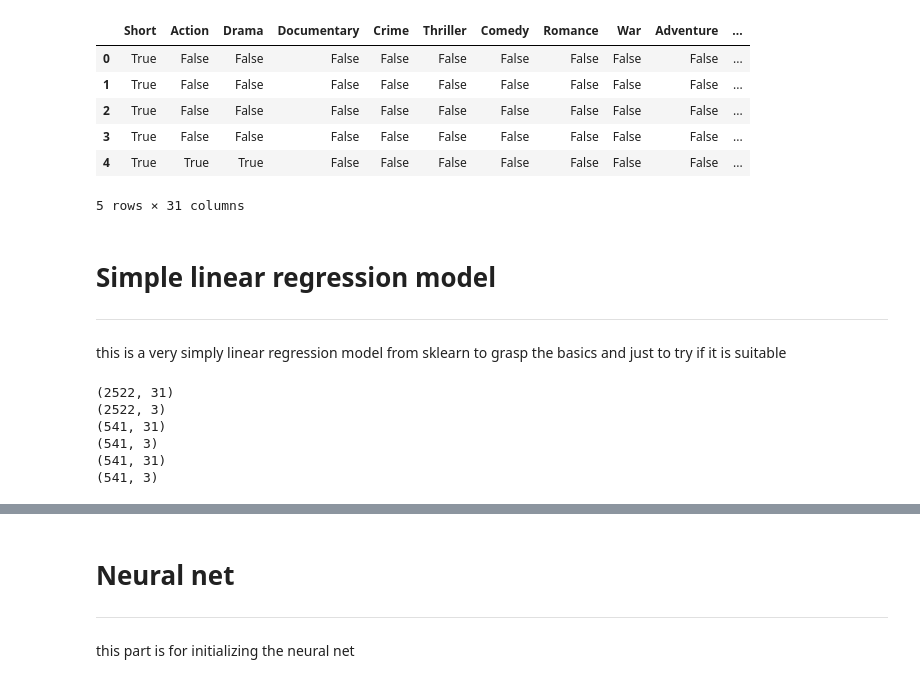
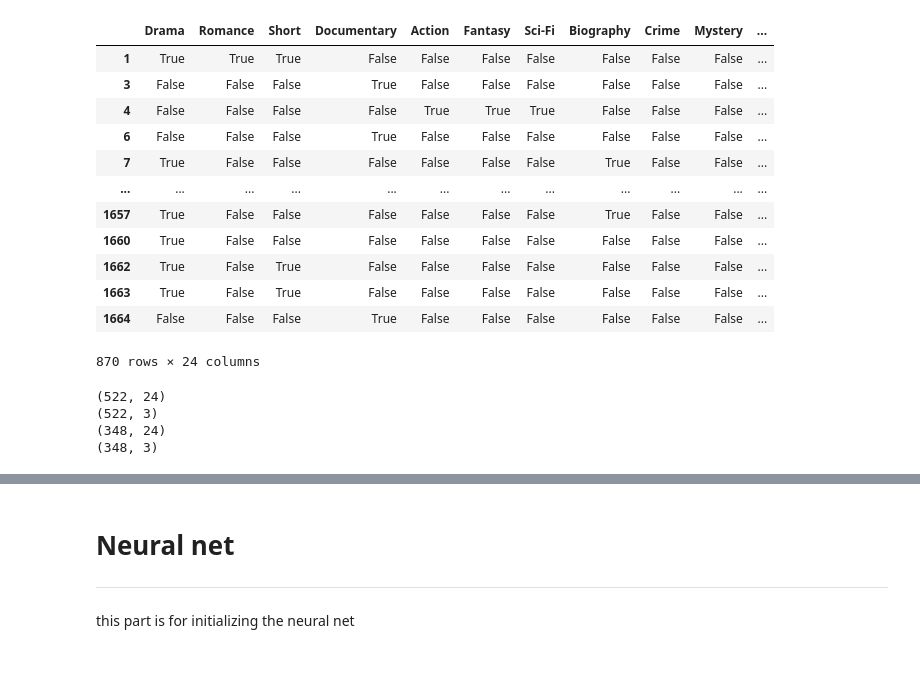
Before and after one commit to HermanHeringa/datascience-films, a Jupyter notebook: models/definitive_model.ipynb, the cells around one changed output, grey strips where cells are left out. Cells and saved outputs as stored; diff of their text form; code cells hidden in the pictures.

```diff
--- a/models/definitive_model.ipynb
+++ b/models/definitive_model.ipynb
@@ -50,10 +30,16 @@ preprocessing the data is necessary to make it suitable for the neural network
 import pandas as pd
 import numpy as np
 from pathlib import Path
-import openpyxl
+# ignore some warnings, not pressing to fix these issues, more annoying to show these
+from pandas.core.common import SettingWithCopyWarning
+import warnings
+warnings.simplefilter(action="ignore", category=SettingWithCopyWarning)
 
 RESOURCE_PATH = Path('../cleaned_data')
 
-df= pd.read_csv(RESOURCE_PATH / 'historical_all_genres.csv',sep=',')
-
-df.head()
+df = pd.read_csv(RESOURCE_PATH / 'final_data_movies.csv',sep=',')
+#fill null values of movies which do not have a historical event.
+# df= df.dropna()
+df['years_after_event'] = df['years_after_event'].fillna(0)
+df = df[df['numVotes'] < 1000]
+# df = df.drop_duplicates(subset=['primaryTitle'])
@@ -142,44 +76,37 @@ df
 # %%
-#get the events
-
-# get numeric features and set as target
+# get numeric features and set as input
 numeric_feature_names = list(unique_genres)
 numeric_feature_names.append('Vietnam War')
 numeric_feature_names.append('Second World War')
 numeric_features = df[numeric_feature_names]
-numeric_features.head()
+numeric_features
 # %% [output]
-|  | Short | Action | Drama | Documentary | Crime | Thriller | Comedy | Romance | War | Adventure | ... |
-| 0 | True | False | False | False | False | False | False | False | False | False | ... |
-| 1 | True | False | False | False | False | False | False | False | False | False | ... |
-| 2 | True | False | False | False | False | False | False | False | False | False | ... |
-| 3 | True | False | False | False | False | False | False | False | False | False | ... |
-| 4 | True | True | True | False | False | False | False | False | False | False | ... |
+|  | Drama | Romance | Short | Documentary | Action | Fantasy | Sci-Fi | Biography | Crime | Mystery | ... |
+| 1 | True | True | True | False | False | False | False | False | False | False | ... |
+| 3 | False | False | False | True | False | False | False | False | False | False | ... |
+| 4 | False | False | False | False | True | True | True | False | False | False | ... |
+| 6 | False | False | False | True | False | False | False | False | False | False | ... |
+| 7 | True | False | False | False | False | False | False | True | False | False | ... |
+| ... | ... | ... | ... | ... | ... | ... | ... | ... | ... | ... | ... |
+| 1657 | True | False | False | False | False | False | False | True | False | False | ... |
+| 1660 | True | False | False | False | False | False | False | False | False | False | ... |
+| 1662 | True | False | True | False | False | False | False | False | False | False | ... |
+| 1663 | True | False | True | False | False | False | False | False | False | False | ... |
+| 1664 | False | False | False | True | False | False | False | False | False | False | ... |
-5 rows × 31 columns
+870 rows × 24 columns
-# %% [markdown]
-# Simple linear regression model
----
-this is a very simply linear regression model from sklearn to grasp the basics and just to try if it is suitable
 # %%
-#also convert
 from sklearn.model_selection import train_test_split
 
 # splits the training and test data set in 65% : 35%
 # assign random_state to any value.This ensures consistency.
-X_train, X_test, Y_train, Y_test = train_test_split(numeric_features, target, test_size = 0.30, random_state=20)
-X_valid, X_test, Y_valid, Y_test = train_test_split(X_test,Y_test,test_size=0.5)
+X_train, X_test, Y_train, Y_test = train_test_split(numeric_features, target, test_size = 0.40, random_state=20)
 print(X_train.shape)
 print(Y_train.shape)
 
 print(X_test.shape)
 print(Y_test.shape)
-
-print(X_valid.shape)
-print(Y_valid.shape)
 # %% [output]
-(2522, 31)
-(2522, 3)
-(541, 31)
-(541, 3)
-(541, 31)
-(541, 3)
+(522, 24)
+(522, 3)
+(348, 24)
+(348, 3)
```
Also changed, not shown: parts of 16 cells of this notebook, 44 other files.
